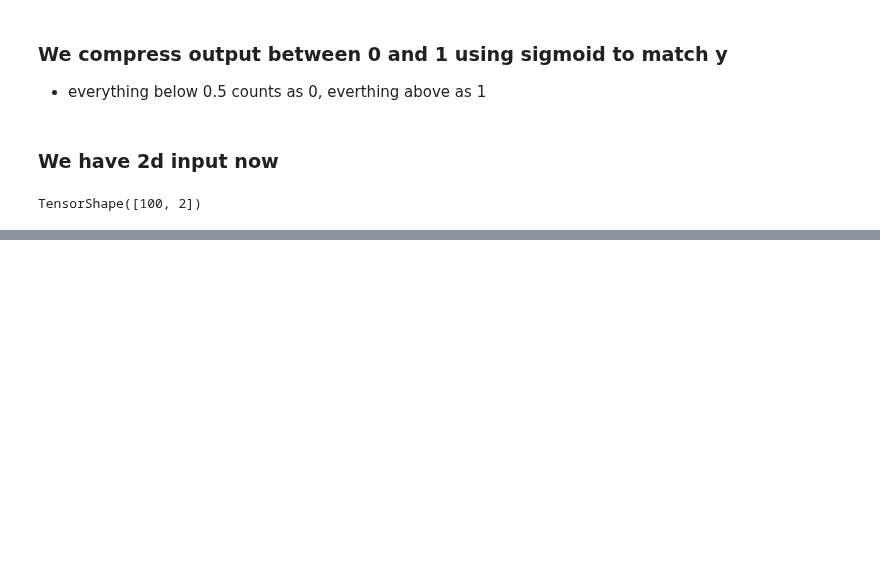
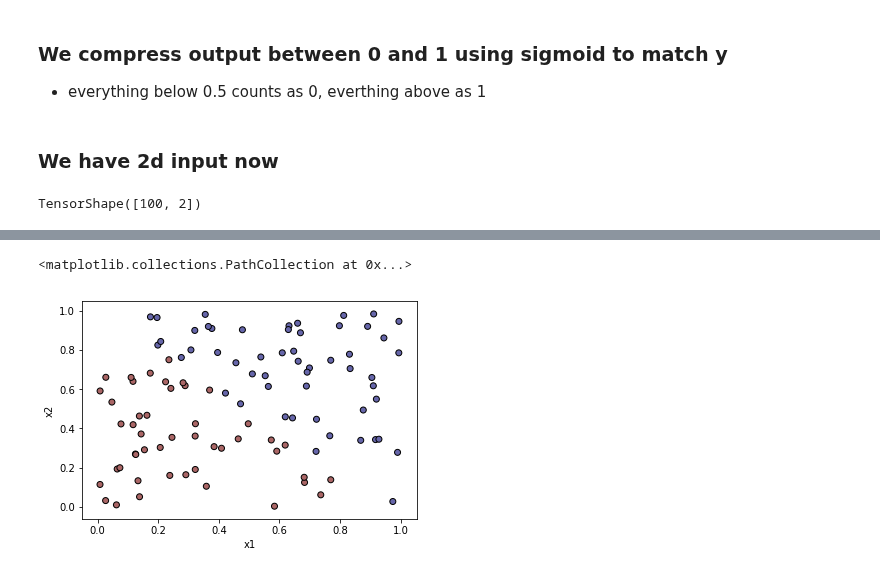
Before and after one commit to subodhchhabra/ai, a Jupyter notebook: notebooks/tf2/tf-low-level.ipynb, the cells around one changed output, grey strips where cells are left out. Saved outputs shown, nothing was run; the diff lists cells and outputs as text; code cells hidden in the pictures; blank space fills up the shorter version.

```diff
--- a/notebooks/tf2/tf-low-level.ipynb
+++ b/notebooks/tf2/tf-low-level.ipynb
@@ -671 +739,14 @@ plt.scatter(X[:,0], X[:,1], c=y_pred_binary, cmap=ListedColormap(['#AA6666', '#6
+# %%
+y_pred = model.predict(x)
+y_pred_binary = (tf.squeeze(y_pred) > 0.5).numpy().astype(float)
+# %%
+# below and above line
+
+plt.xlabel("x1")
+plt.ylabel("x2")
+
+plt.scatter(X[:,0], X[:,1], c=y_pred_binary, cmap=ListedColormap(['#AA6666', '#6666AA']), marker='o', edgecolors='k')
+# %% [output]
+<matplotlib.collections.PathCollection at 0x...>
+[figure, added]
 # %% [markdown]
```
Also changed, not shown: parts of 47 cells of this notebook.
